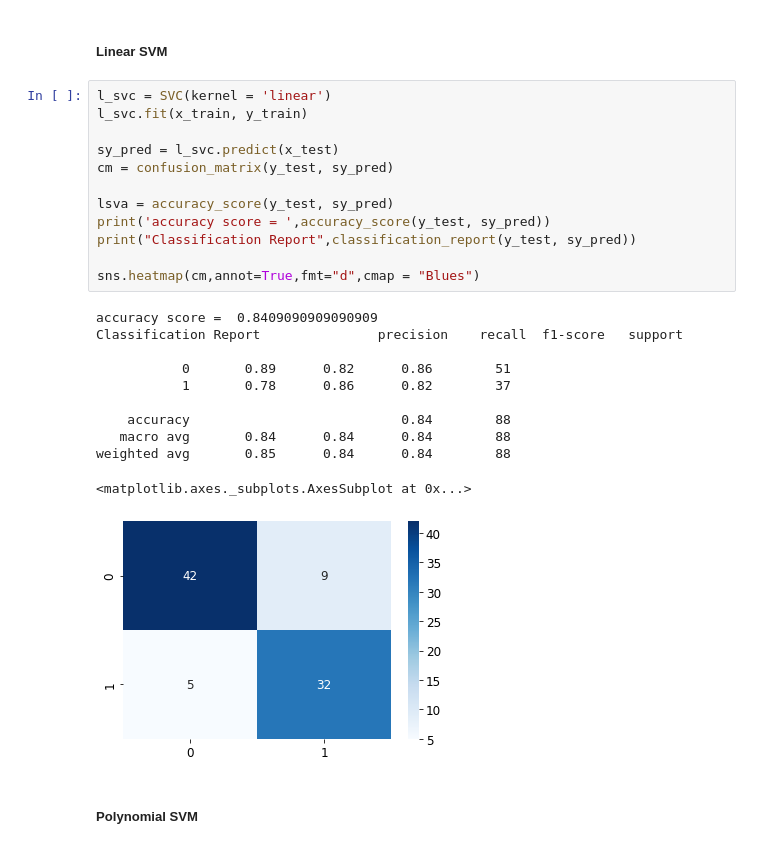
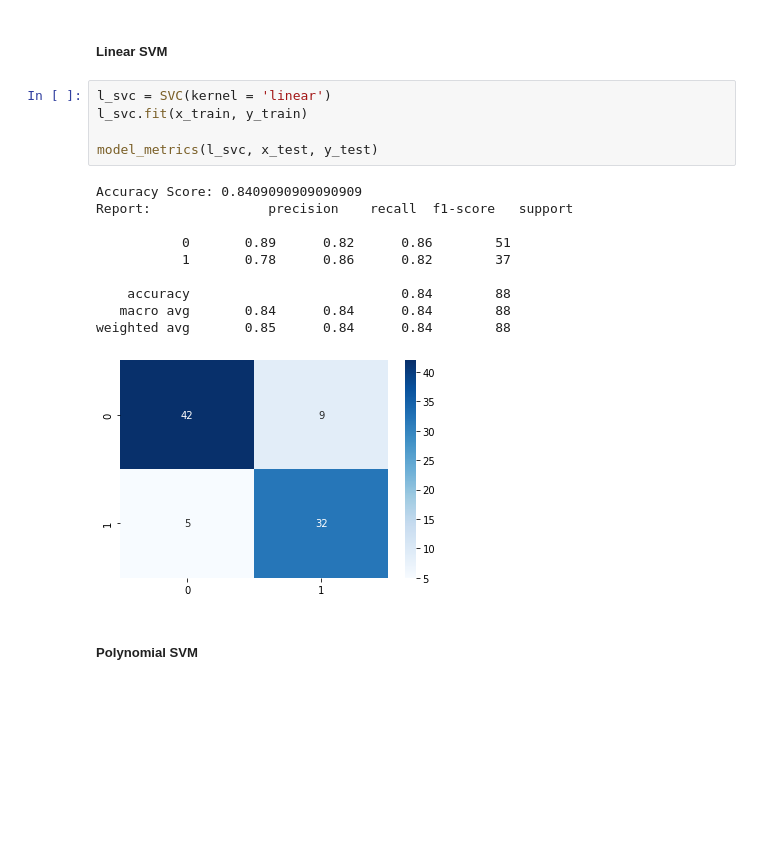
Before and after one commit to erinmcmahon26/Company-Bankruptcy-Prediction, a Jupyter notebook: Company_Bankruptcy.ipynb, the cells around one changed output. Saved outputs shown, nothing was run; the diff lists cells and outputs as text; blank space fills up the shorter version.

```diff
--- a/Company_Bankruptcy.ipynb
+++ b/Company_Bankruptcy.ipynb
@@ -324,28 +325,20 @@ weighted avg       0.86      0.85      0.85        88
 # %% [markdown]
 ##### Linear SVM
-# %%
-l_svc = SVC(kernel = 'linear')
-l_svc.fit(x_train, y_train)
-
-sy_pred = l_svc.predict(x_test)
-cm = confusion_matrix(y_test, sy_pred)
-
-lsva = accuracy_score(y_test, sy_pred)
-print('accuracy score = ',accuracy_score(y_test, sy_pred))
-print("Classification Report",classification_report(y_test, sy_pred))
-
-sns.heatmap(cm,annot=True,fmt="d",cmap = "Blues")
-# %% [output]
-accuracy score =  0.8409090909090909
-Classification Report               precision    recall  f1-score   support
-
-           0       0.89      0.82      0.86        51
-           1       0.78      0.86      0.82        37
-
-    accuracy                           0.84        88
-   macro avg       0.84      0.84      0.84        88
-weighted avg       0.85      0.84      0.84        88
-<matplotlib.axes._subplots.AxesSubplot at 0x...>
-[figure, removed]
+# %%
+l_svc = SVC(kernel = 'linear')
+l_svc.fit(x_train, y_train)
+
+model_metrics(l_svc, x_test, y_test)
+# %% [output]
+Accuracy Score: 0.8409090909090909
+Report:               precision    recall  f1-score   support
+
+           0       0.89      0.82      0.86        51
+           1       0.78      0.86      0.82        37
+
+    accuracy                           0.84        88
+   macro avg       0.84      0.84      0.84        88
+weighted avg       0.85      0.84      0.84        88
+[figure, added]
 # %% [markdown]
 ##### Polynomial SVM
```
Also changed, not shown: parts of 19 cells of this notebook.
